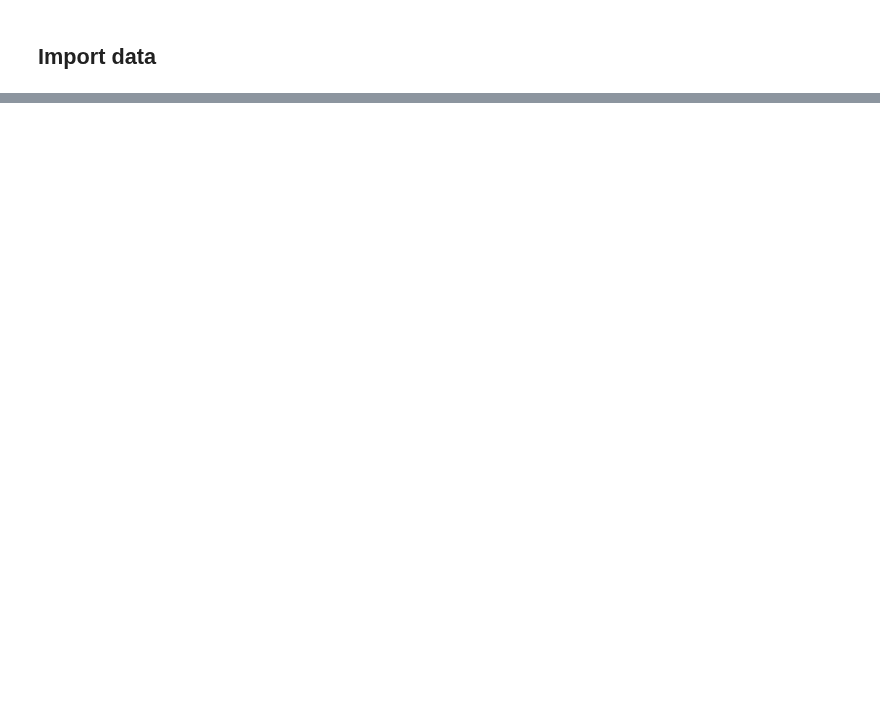
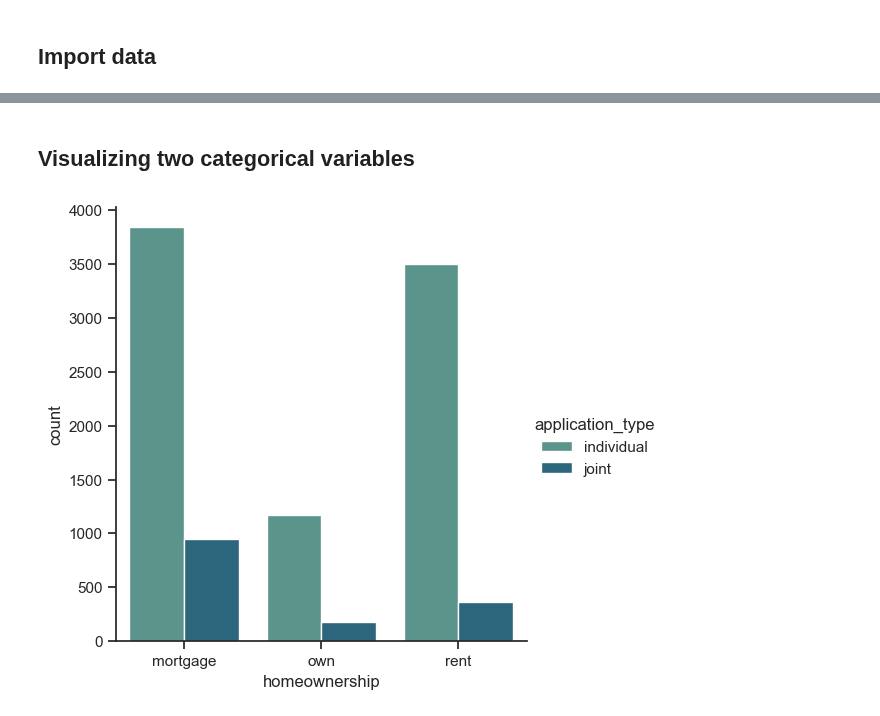
Before and after one commit to kirenz/eda, a Jupyter notebook: 04-exploring-categorical-variables.ipynb, the cells around one changed output, grey strips where cells are left out. Cells and saved outputs as stored; diff of their text form; code cells hidden in the pictures; blank space fills up the shorter version.

```diff
--- a/04-exploring-categorical-variables.ipynb
+++ b/04-exploring-categorical-variables.ipynb
@@ -81,0 +124,13 @@ Task B: Compute the proportion of patients in the control group who had a stroke
+# %% [markdown]
+## Visualizing two categorical variables
+# %%
+# Dodged bar plot
+sns.catplot(x="homeownership",
+            hue="application_type",
+            kind = "count",
+            palette="crest",
+            data=df)
+
+plt.show();
+# %% [output]
+[figure, added]
```
Also changed, not shown: parts of 30 cells of this notebook, 1 other file.
